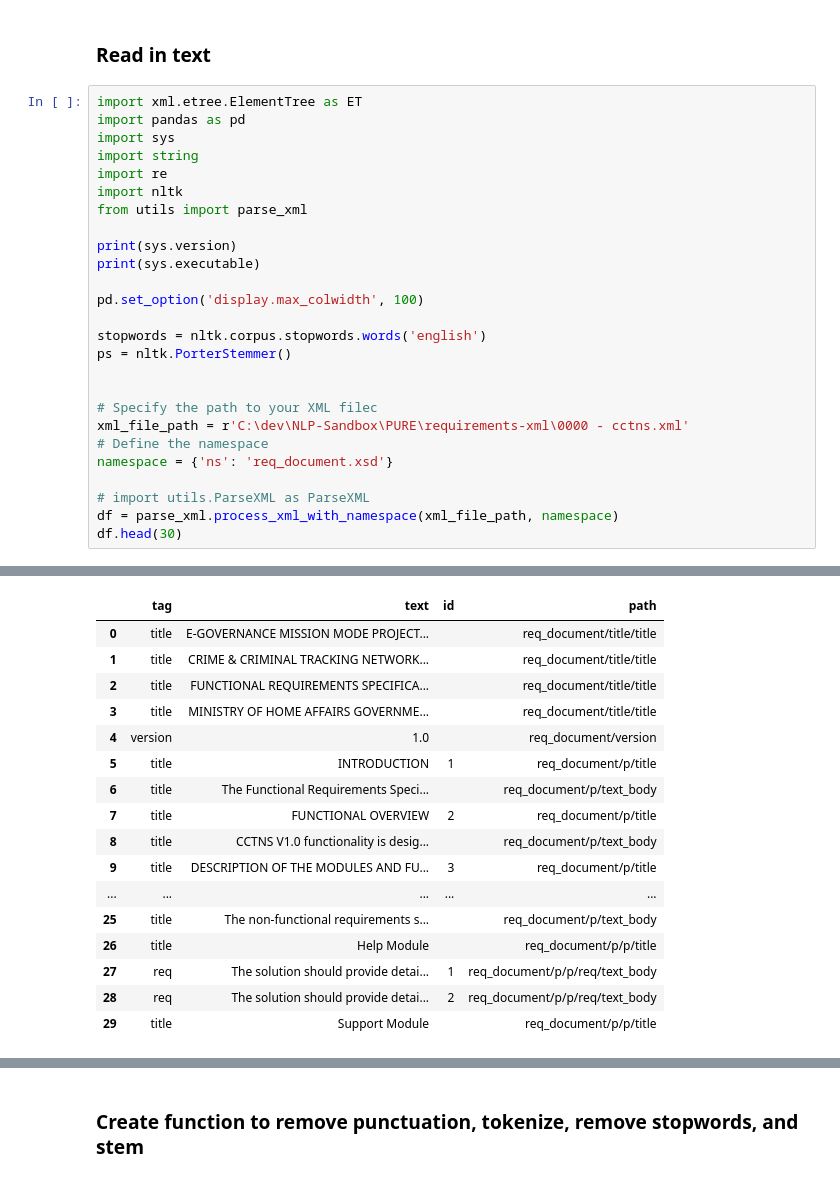
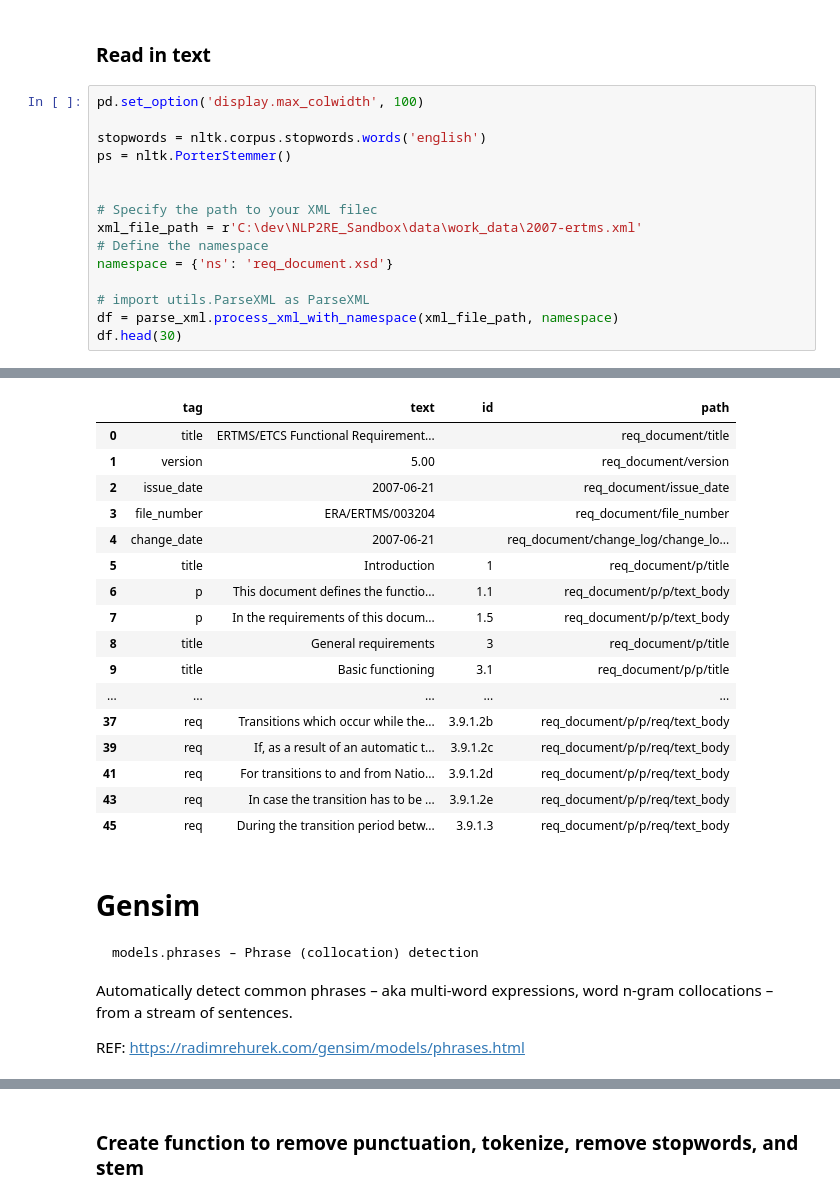
Before and after one commit to lfpneto/NLP2RE_Sandbox, a Jupyter notebook: src/Sandbox/n-grams_2_wordmap.ipynb, the cells around one changed output, grey strips where cells are left out. Saved outputs shown, nothing was run; the diff lists cells and outputs as text.

Commit message:
Update to n-grams_2_wordmap

````diff
--- a/src/n-grams_2_wordmap.ipynb
+++ b/src/Sandbox/n-grams_2_wordmap.ipynb
@@ -18,17 +39,6 @@ Creates a document-term matrix where counts still occupy the cell but instead of
 # %% [markdown]
 ### Read in text
 # %%
-import xml.etree.ElementTree as ET
-import pandas as pd
-import sys
-import string
-import re
-import nltk
-from utils import parse_xml
-
-print(sys.version)
-print(sys.executable)
-
 pd.set_option('display.max_colwidth', 100)
 
 stopwords = nltk.corpus.stopwords.words('english')
@@ -36,7 +46,7 @@ ps = nltk.PorterStemmer()
 
 
 # Specify the path to your XML filec
-xml_file_path = r'C:\dev\NLP-Sandbox\PURE\requirements-xml\0000 - cctns.xml'
+xml_file_path = r'C:\dev\NLP2RE_Sandbox\data\work_data\2007-ertms.xml'
 # Define the namespace
 namespace = {'ns': 'req_document.xsd'}
 
@@ -49,17 +57,26 @@ c:\ProgramData\anaconda3\python.exe
 |  | tag | text | id | path |
-| 0 | title | E-GOVERNANCE MISSION MODE PROJECT... |  | req_document/title/title |
-| 1 | title | CRIME & CRIMINAL TRACKING NETWORK... |  | req_document/title/title |
-| 2 | title | FUNCTIONAL REQUIREMENTS SPECIFICA... |  | req_document/title/title |
-| 3 | title | MINISTRY OF HOME AFFAIRS GOVERNME... |  | req_document/title/title |
-| 4 | version | 1.0 |  | req_document/version |
-| 5 | title | INTRODUCTION | 1 | req_document/p/title |
-| 6 | title | The Functional Requirements Speci... |  | req_document/p/text_body |
-| 7 | title | FUNCTIONAL OVERVIEW | 2 | req_document/p/title |
-| 8 | title | CCTNS V1.0 functionality is desig... |  | req_document/p/text_body |
-| 9 | title | DESCRIPTION OF THE MODULES AND FU... | 3 | req_document/p/title |
+| 0 | title | ERTMS/ETCS Functional Requirement... |  | req_document/title |
+| 1 | version | 5.00 |  | req_document/version |
+| 2 | issue_date | 2007-06-21 |  | req_document/issue_date |
+| 3 | file_number | ERA/ERTMS/003204 |  | req_document/file_number |
+| 4 | change_date | 2007-06-21 |  | req_document/change_log/change_lo... |
+| 5 | title | Introduction | 1 | req_document/p/title |
+| 6 | p | This document defines the functio... | 1.1 | req_document/p/p/text_body |
+| 7 | p | In the requirements of this docum... | 1.5 | req_document/p/p/text_body |
+| 8 | title | General requirements | 3 | req_document/p/title |
+| 9 | title | Basic functioning | 3.1 | req_document/p/p/title |
 | ... | ... | ... | ... | ... |
-| 25 | title | The non-functional requirements s... |  | req_document/p/text_body |
-| 26 | title | Help Module |  | req_document/p/p/title |
-| 27 | req | The solution should provide detai... | 1 | req_document/p/p/req/text_body |
-| 28 | req | The solution should provide detai... | 2 | req_document/p/p/req/text_body |
-| 29 | title | Support Module |  | req_document/p/p/title |
+| 37 | req | Transitions which occur while the... | 3.9.1.2b | req_document/p/p/req/text_body |
+| 39 | req | If, as a result of an automatic t... | 3.9.1.2c | req_document/p/p/req/text_body |
+| 41 | req | For transitions to and from Natio... | 3.9.1.2d | req_document/p/p/req/text_body |
+| 43 | req | In case the transition has to be ... | 3.9.1.2e | req_document/p/p/req/text_body |
+| 45 | req | During the transition period betw... | 3.9.1.3 | req_document/p/p/req/text_body |
+# %% [markdown]
+# Gensim
+
+```python
+models.phrases – Phrase (collocation) detection
+```
+Automatically detect common phrases – aka multi-word expressions, word n-gram collocations – from a stream of sentences.
+
+REF: https://radimrehurek.com/gensim/models/phrases.html
````
Also changed, not shown: parts of 9 cells of this notebook, 7 other files.
